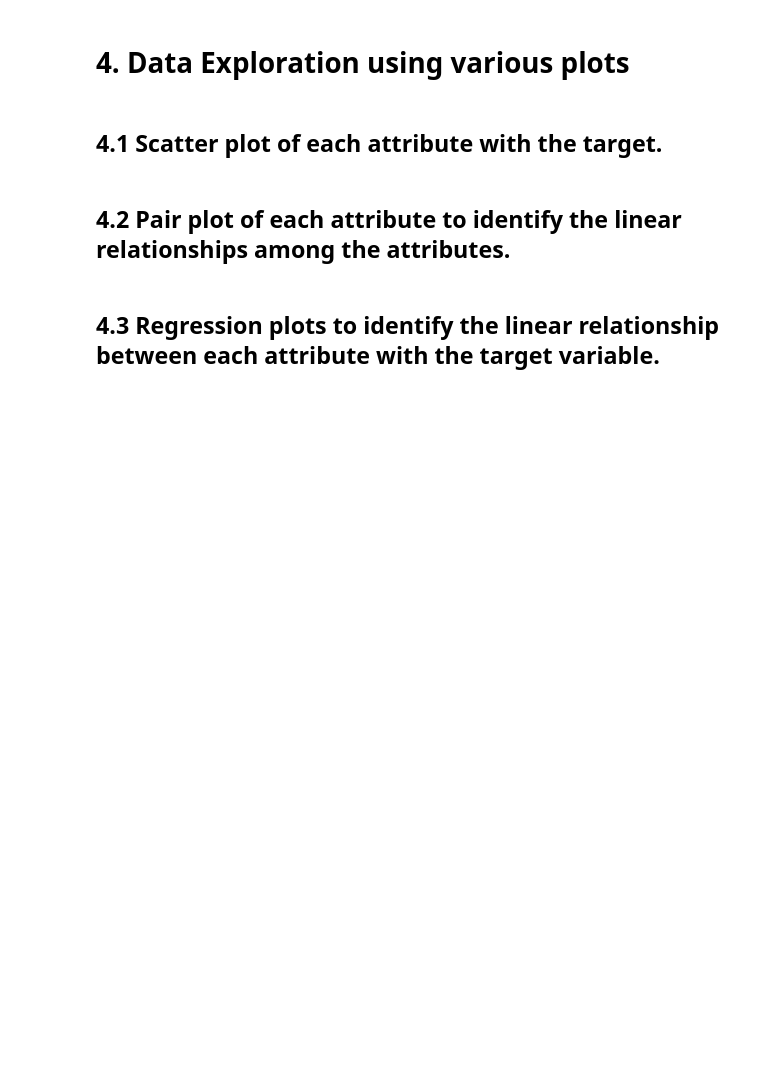
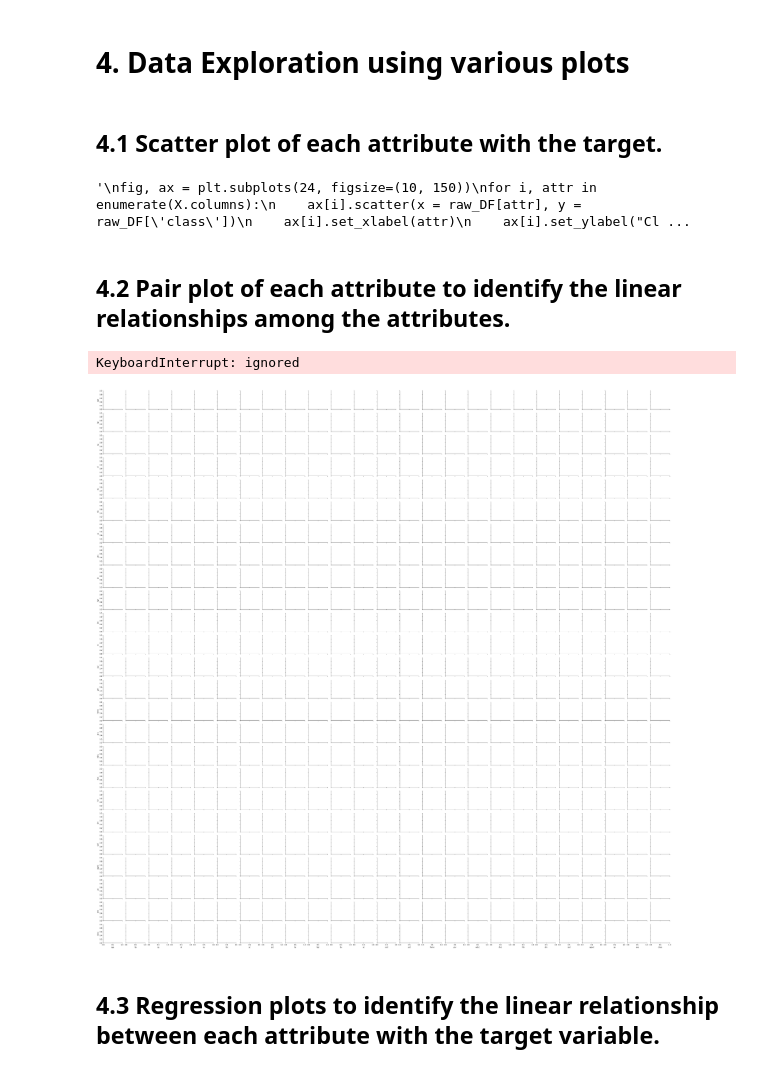
Before and after one commit to LeNovice/PSW, a Jupyter notebook: IDS_Assignment.ipynb, the cells around one changed output. Cells and saved outputs as stored; diff of their text form; code cells hidden in the pictures; blank space fills up the shorter version.

```diff
--- a/IDS_Assignment.ipynb
+++ b/IDS_Assignment.ipynb
@@ -210,0 +261,28 @@ Number of missing values After cleaning the data for attribute class = 0
+# %%
+##---------Type the code below this line------------------##
+# Firstly, changing values of nominal attributes to 0 and 1 for consistency
+raw_DF['rbc'].replace({'normal': 0, 'abnormal': 1}, inplace=True)
+raw_DF['pc'].replace({'normal': 0, 'abnormal': 1}, inplace=True)
+raw_DF['pcc'].replace({'notpresent': 0, 'present': 1}, inplace=True)
+raw_DF['ba'].replace({'notpresent': 0, 'present': 1}, inplace=True)
+raw_DF['htn'].replace({'no': 0, 'yes': 1}, inplace=True)
+raw_DF['dm'].replace({'no': 0, '\tno':0, '\tyes':1, ' yes':1, 'yes': 1}, inplace=True)
+raw_DF['cad'].replace({'\tno':0, 'no': 0, 'yes': 1}, inplace=True)
+raw_DF['appet'].replace({'poor': 0, 'good': 1}, inplace=True)
+raw_DF['pe'].replace({'no': 0, 'yes': 1}, inplace=True)
+raw_DF['ane'].replace({'no': 0, 'yes': 1}, inplace=True)
+raw_DF['class'].replace({'notckd': 0, 'ckd': 1}, inplace=True)
+
+inconsistent_Attr = []
+for attr in numerical_columns:
+    if(raw_DF[attr].apply(type).eq(float).all() != True):
+        inconsistent_Attr.append(attr)
+for attr in nominal_columns:
+    if(raw_DF[attr].apply(type).eq(int).all() != True):
+        inconsistent_Attr.append(attr)
+flag=0
+if (len(inconsistent_Attr) == 0):
+    print("No inconsistencies found!")
+    flag=1
+else:
+    print("Inconsistencies found in " + str(inconsistent_Attr))
@@ -227,3 +314,8 @@ Number of missing values After cleaning the data for attribute class = 0
+# %%
+##---------Type the code below this line------------------##
+#Discretization for independent attributes applied in section 3.5 itself. Discretization of target variable shown below
+raw_DF['class'].replace({'notckd': 0, 'ckd': 1}, inplace=True)
+y = raw_DF['class']
 # %% [markdown]
 # 4. Data Exploration using various plots
 # %% [markdown]
@@ -233,7 +323,25 @@ Number of missing values After cleaning the data for attribute class = 0
+# %%
+##---------Type the code below this line------------------##
+"""
+fig, ax = plt.subplots(24, figsize=(10, 150))
+for i, attr in enumerate(X.columns):
+    ax[i].scatter(x = raw_DF[attr], y = raw_DF['class'])
+    ax[i].set_xlabel(attr)
+    ax[i].set_ylabel("Class")
+    ax[i].set_title(" " + attr + " vs Class ")
+"""
+# %% [output]
+'\nfig, ax = plt.subplots(24, figsize=(10, 150))\nfor i, attr in enumerate(X.columns):\n    ax[i].scatter(x = raw_DF[attr], y = raw_DF[\'class\'])\n    ax[i].set_xlabel(attr)\n    ax[i].set_ylabel("Cl ...
 # %% [markdown]
 ## 4.2 Pair plot of each attribute to identify the linear relationships among the attributes.
 # %%
 ##---------Type the code below this line------------------##
+"""
+sns.pairplot(raw_DF)
+"""
+# %% [output]
+KeyboardInterrupt: ignored
+[figure, added]
 # %% [markdown]
 ## 4.3 Regression plots to identify the linear relationship between each attribute with the target variable.
 # %%
```
Also changed, not shown: parts of 24 cells of this notebook.
